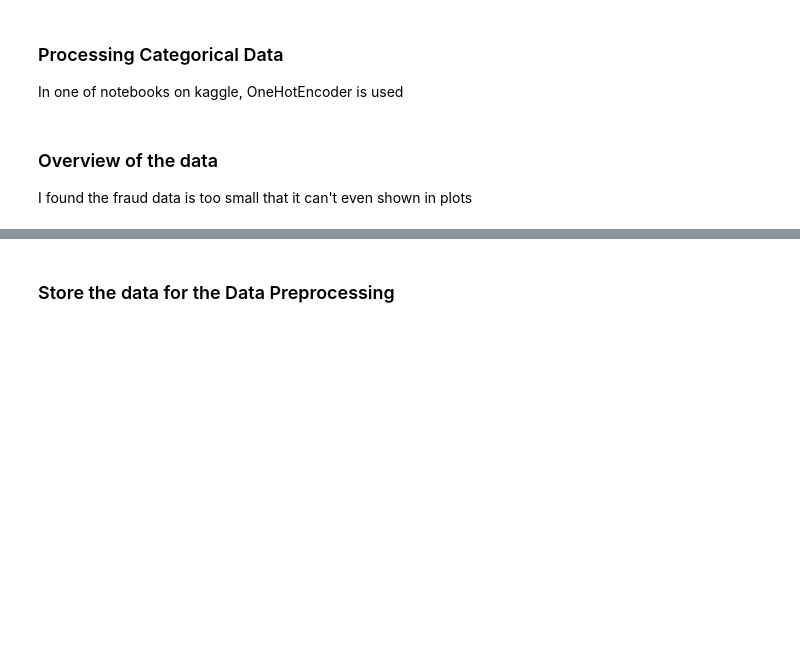
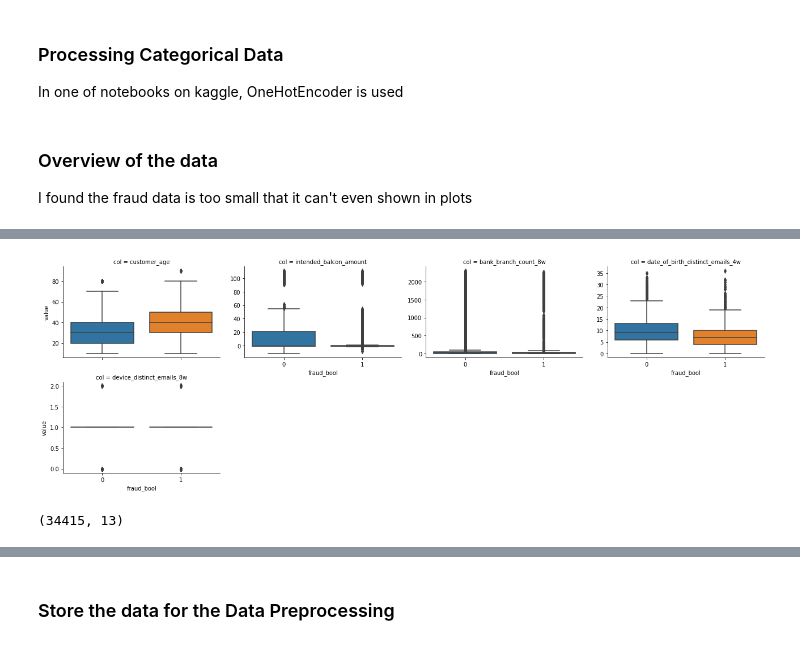
Before and after one commit to Junjie999/STATS503gogogo, a Jupyter notebook: Notebooks/EDA.ipynb, the cells around one changed output, grey strips where cells are left out. Saved outputs shown, nothing was run; the diff lists cells and outputs as text; code cells hidden in the pictures; blank space fills up the shorter version.

```diff
--- a/Notebooks/EDA.ipynb
+++ b/Notebooks/EDA.ipynb
@@ -130,0 +275,11 @@ I found the fraud data is too small that it can't even shown in plots
+# %%
+numeric_df_cor = numeric_df[['customer_age','intended_balcon_amount','bank_branch_count_8w',
+                             'date_of_birth_distinct_emails_4w','device_distinct_emails_8w','fraud_bool']]
+sns.catplot(
+    data=numeric_df_cor.melt(id_vars=['fraud_bool'], var_name = "col" ),
+    x='fraud_bool', y='value',
+    col='col', kind='box', col_wrap=4, sharey = False,
+    height = 3, aspect = 1.5
+);
+# %% [output]
+[figure, added]
@@ -130,0 +290,5 @@ I found the fraud data is too small that it can't even shown in plots
+# %%
+cate_df = pd.concat([categorical_df,df['fraud_bool']],axis=1)
+cate_df.shape
+# %% [output]
+(34415, 13)
```
Also changed, not shown: parts of 37 cells of this notebook, 5 other files.
